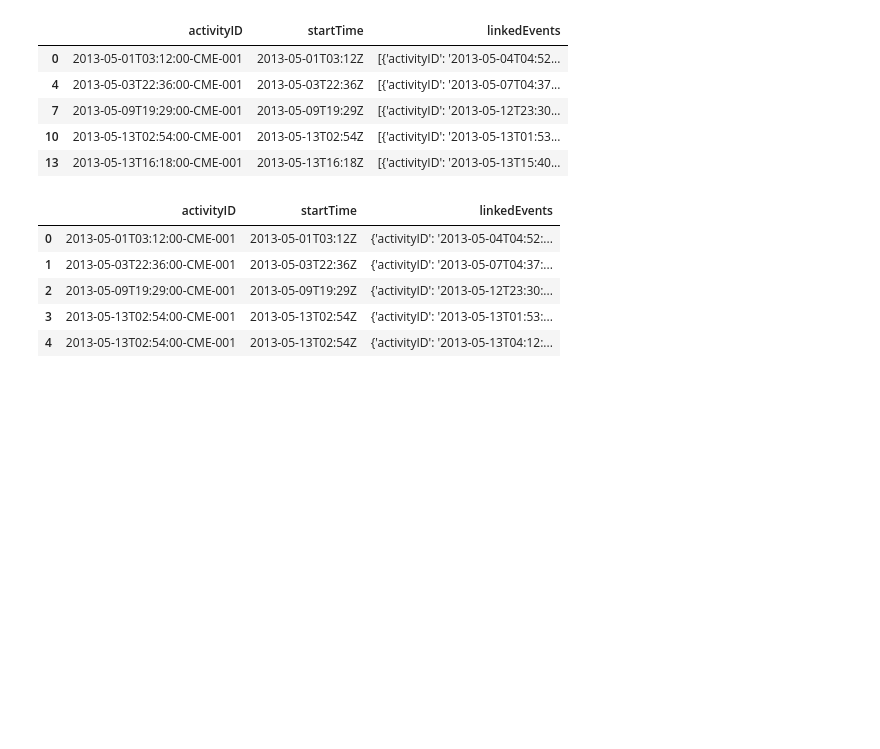
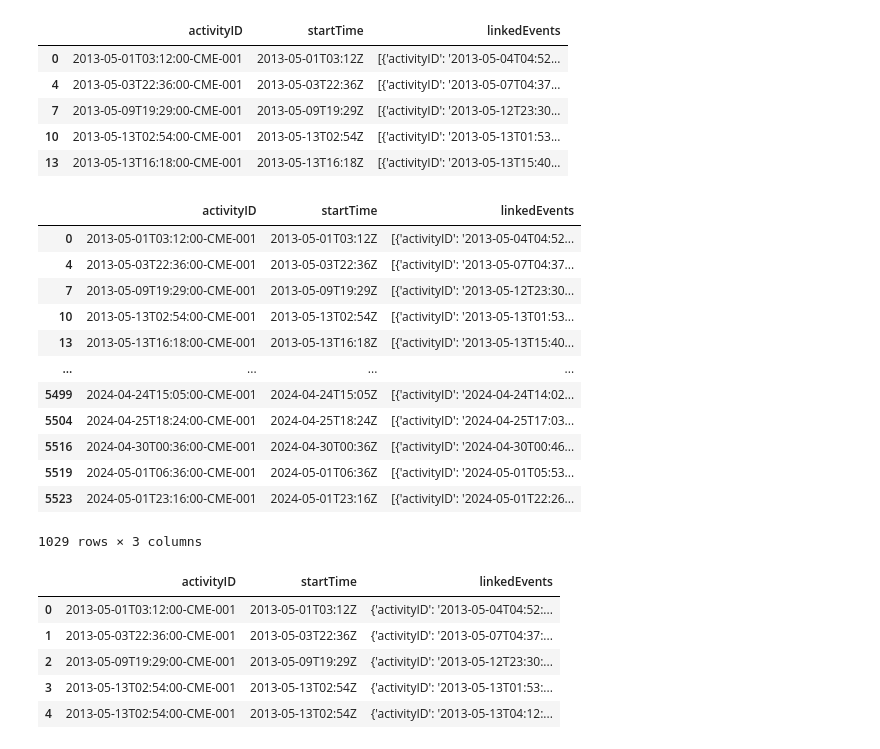
Before and after one commit to vprabhudesai/data-sourcing-challenge, a Jupyter notebook: retrieve_data.ipynb, the cells around one changed output. Saved outputs shown, nothing was run; the diff lists cells and outputs as text; code cells hidden in the pictures; blank space fills up the shorter version.

```diff
--- a/retrieve_data.ipynb
+++ b/retrieve_data.ipynb
@@ -30,7 +31,9 @@ endDate   = "2024-05-01"
 # %%
 # Make a "GET" request for the CME URL and store it in a variable named cme_response
+cme_response = requests.get(cme_url)
 # %%
 # Convert the response variable to json and store it as a variable named cme_json
+cme_json = cme_response.json()
 # %%
 # Preview ONLY the first element from the cme_json list you created in JSON format
 # Do NOT print out the entire list
@@ -56,7 +61,9 @@ endDate   = "2024-05-01"
 # %%
 # Convert cme_json to a Pandas DataFrame
-
+cme_df = pd.json_normalize(cme_json)
 # Keep only the columns: activityID, startTime, linkedEvents
+cme_df = cme_df[["activityID","startTime", "linkedEvents"]]
+cme_df.head()
 # %% [output]
 |  | activityID | startTime | linkedEvents |
 | 0 | 2013-05-01T03:12:00-CME-001 | 2013-05-01T03:12Z | [{'activityID': '2013-05-04T04:52... |
@@ -67,6 +74,8 @@ endDate   = "2024-05-01"
 # %%
 # Notice that the linkedEvents column allows us to identify the corresponding GST
 # Remove rows with missing 'linkedEvents' since we won't be able to assign these to GSTs
+cme_df = cme_df.dropna(subset="linkedEvents")
+cme_df.head()
 # %% [output]
 |  | activityID | startTime | linkedEvents |
 | 0 | 2013-05-01T03:12:00-CME-001 | 2013-05-01T03:12Z | [{'activityID': '2013-05-04T04:52... |
@@ -74,6 +83,22 @@ endDate   = "2024-05-01"
 | 7 | 2013-05-09T19:29:00-CME-001 | 2013-05-09T19:29Z | [{'activityID': '2013-05-12T23:30... |
 | 10 | 2013-05-13T02:54:00-CME-001 | 2013-05-13T02:54Z | [{'activityID': '2013-05-13T01:53... |
 | 13 | 2013-05-13T16:18:00-CME-001 | 2013-05-13T16:18Z | [{'activityID': '2013-05-13T15:40... |
+# %%
+cme_df
+# %% [output]
+|  | activityID | startTime | linkedEvents |
+| 0 | 2013-05-01T03:12:00-CME-001 | 2013-05-01T03:12Z | [{'activityID': '2013-05-04T04:52... |
+| 4 | 2013-05-03T22:36:00-CME-001 | 2013-05-03T22:36Z | [{'activityID': '2013-05-07T04:37... |
+| 7 | 2013-05-09T19:29:00-CME-001 | 2013-05-09T19:29Z | [{'activityID': '2013-05-12T23:30... |
+| 10 | 2013-05-13T02:54:00-CME-001 | 2013-05-13T02:54Z | [{'activityID': '2013-05-13T01:53... |
+| 13 | 2013-05-13T16:18:00-CME-001 | 2013-05-13T16:18Z | [{'activityID': '2013-05-13T15:40... |
+| ... | ... | ... | ... |
+| 5499 | 2024-04-24T15:05:00-CME-001 | 2024-04-24T15:05Z | [{'activityID': '2024-04-24T14:02... |
+| 5504 | 2024-04-25T18:24:00-CME-001 | 2024-04-25T18:24Z | [{'activityID': '2024-04-25T17:03... |
+| 5516 | 2024-04-30T00:36:00-CME-001 | 2024-04-30T00:36Z | [{'activityID': '2024-04-30T00:46... |
+| 5519 | 2024-05-01T06:36:00-CME-001 | 2024-05-01T06:36Z | [{'activityID': '2024-05-01T05:53... |
+| 5523 | 2024-05-01T23:16:00-CME-001 | 2024-05-01T23:16Z | [{'activityID': '2024-05-01T22:26... |
+1029 rows × 3 columns
 # %%
 # Notice that the linkedEvents sometimes contains multiple events per row
 # Write a nested for loop that iterates first over each row in the cme DataFrame (using the index)
```
Also changed, not shown: parts of 24 cells of this notebook, 1 other file.
